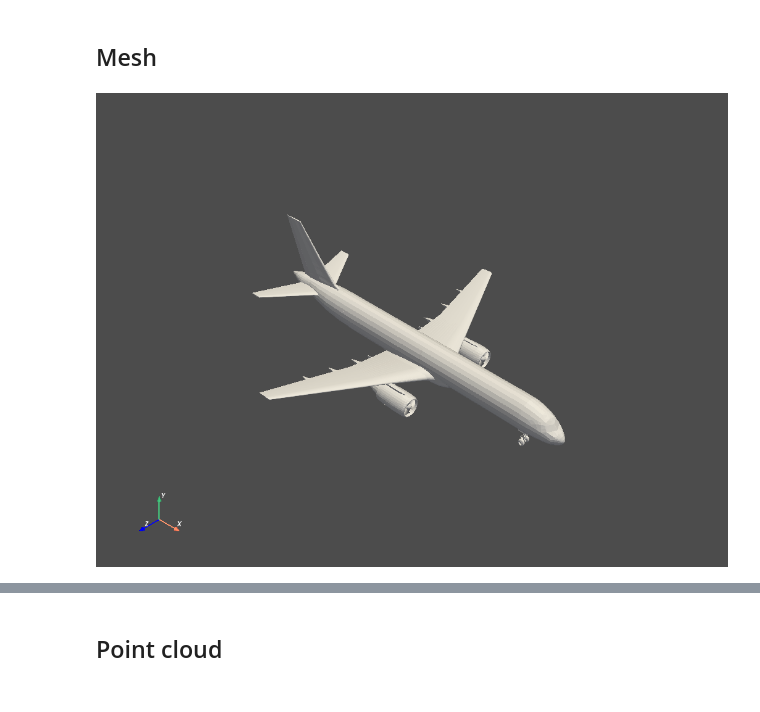
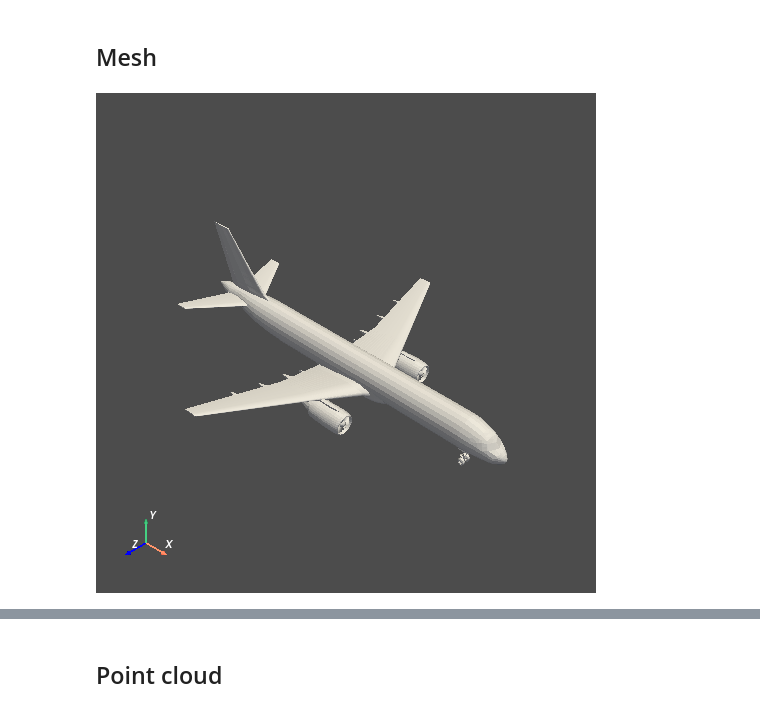
Before and after one commit to ShuntaroAoki/toolbox3d, a Jupyter notebook: example/pyvista.ipynb, the cells around one changed output, grey strips where cells are left out. Cells and saved outputs as stored; diff of their text form; code cells hidden in the pictures.

```diff
--- a/example/pyvista.ipynb
+++ b/example/pyvista.ipynb
@@ -47,15 +47,15 @@ Falling back to a static output.
 # %%
 import pyvista as pv
 
 
 # Load mesh from an obj file
 reader = pv.get_reader("data/airplane_001_mesh/model.obj")  # X-forward, Y-up
 mesh = reader.read()
 
 # Camera setting
 cpos = [(1, 1, 1), (0, 0, 0), (0, 1, 0)]  # [camera position, focal position, upward axis]
 
-# Display the image
-mesh.plot(cpos=cpos)
+# Display the mesh
+mesh.plot(window_size=(500, 500), cpos=cpos, jupyter_backend="static")
 # %% [output]
-[figure, old version]
+[figure, new version]
```
Also changed, not shown: parts of 3 cells of this notebook.
